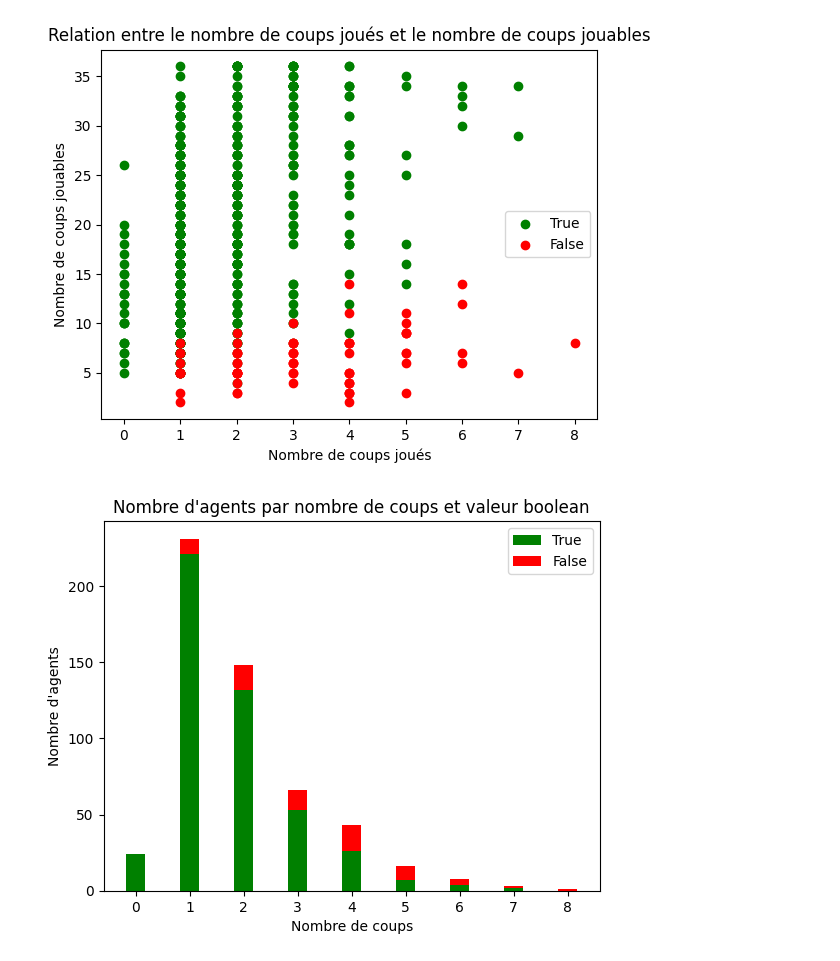
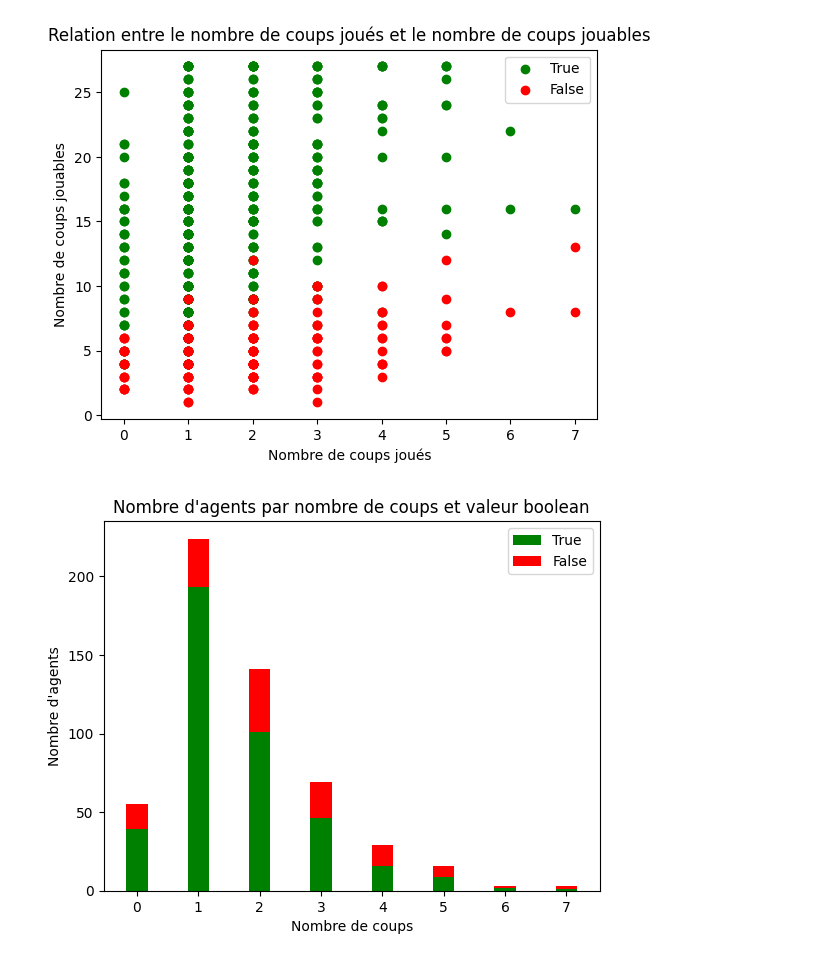
Before and after one commit to Nestallum/Argumentation_TER, a Jupyter notebook: stats_and_analysis.ipynb, the cells around one changed output. Saved outputs shown, nothing was run; the diff lists cells and outputs as text; code cells hidden in the pictures.

```diff
--- a/stats_and_analysis.ipynb
+++ b/stats_and_analysis.ipynb
@@ -157,8 +157,8 @@ def affichage_graph_turn(donnees):
     plt.show()
     plt.clf()
 
-def mean_by_csv(liste_of_df)
-path="csv_iteration_4/same_ug_new_agents_csv_1"
+
+path="csv_iteration_2/same_ug_new_agents_csv_1"
 liste_of_df=create_csv_link(path)
 affichage_graph_vp(all_graph_stat_vp(liste_of_df))
 affichage_graph_turn(all_graph_stat_turn(liste_of_df))
@@ -258,10 +300,12 @@ def number_argument_play_all_point(dfs):
 
     for df in dfs :
             for i in range(len(df["order"][0].split(","))) :
+                print(df[f"{i}"][0].split("None")[len(df[f"{i}"][0].split("None"))-1].split(",")[4])
                 boolean=df[f"{i}"][0].split(",")[1].strip()
                 nb_coup_play=df[f"{i}"][0].split("None")[len(df[f"{i}"][0].split("None"))-1].split(",")[1]
                 nb_coup_possible=df[f"{i}"][0].split("None")[len(df[f"{i}"][0].split("None"))-1].split(",")[3]
-                dpn.append([boolean,nb_coup_play,nb_coup_possible])
+                distance=df[f"{i}"][0].split("None")[len(df[f"{i}"][0].split("None"))-1].split(",")[4]
+                dpn.append([boolean,nb_coup_play,nb_coup_possible,distance])
 
 
 
@@ -301,16 +345,17 @@ def plot_agents_bar_chart(data):
     ax.legend()
 
     plt.show()
+
 data=number_argument_play_all_point(liste_of_df)
 print(data)
 
 
 # Nettoyer les espaces dans les données et convertir les valeurs en entiers
 cleaned_data = [[d[0].strip(), d[1].strip(), d[2].strip()] for d in data]
-
+print(cleaned_data)
 # Séparer les données en deux listes : une pour les valeurs "True" et une pour les valeurs "False"
-true_values = [(int(d[1]), int(d[2][:-1])) for d in cleaned_data if d[0] == 'True']
-false_values = [(int(d[1]), int(d[2][:-1])) for d in cleaned_data if d[0] == 'False']
+true_values = [(int(d[1]), int(d[2])) for d in cleaned_data if d[0] == 'True']
+false_values = [(int(d[1]), int(d[2])) for d in cleaned_data if d[0] == 'False']
 
 # Vérifier si les listes sont vides
 if true_values:
@@ -339,4 +384,15 @@ plt.title('Relation entre le nombre de coups joués et le nombre de coups jouabl
 plt.show()
 
 plot_agents_bar_chart(data)
+
+
+if not os.path.exists("csv/csv_UG_point"):
+        os.mkdir("csv/csv_UG_point")
+# Chemin vers le fichier texte où vous souhaitez enregistrer les données
+file_path = "csv/csv_UG_point/"+path.split("/")[0]+".txt"
+
+# Écriture des données dans le fichier texte
+with open(file_path, "w") as file:
+    for item in data:
+        file.write(' '.join(item) + "\n")
 # %% [output]
@@ -344,5 +416,5 @@ plot_agents_bar_chart(data)
-[figure, old version]
+[figure, new version]
-[figure, old version]
+[figure, new version]
 # %%
 
 
```
Also changed, not shown: parts of 5 cells of this notebook, 3 other files.
